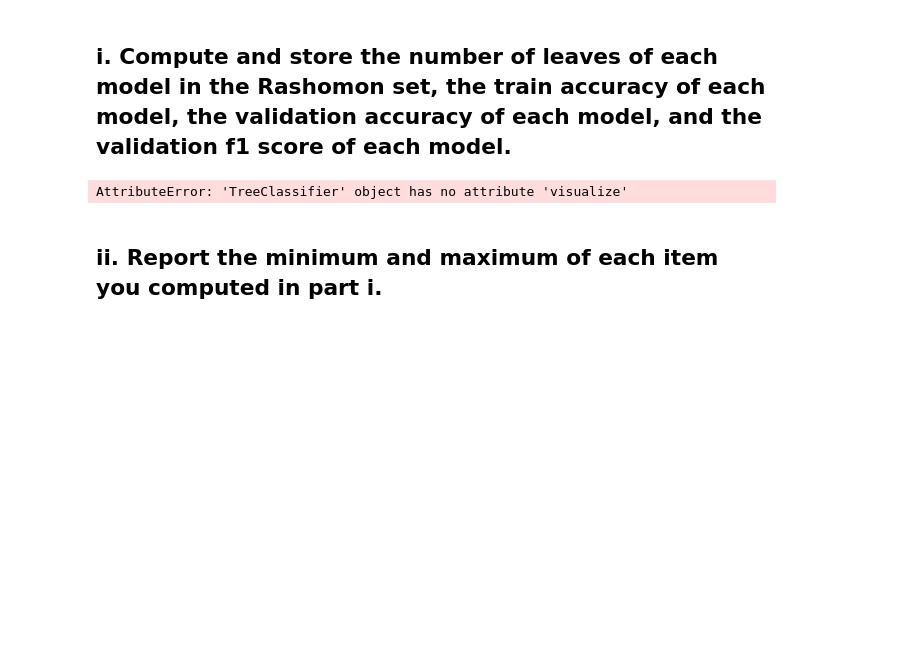
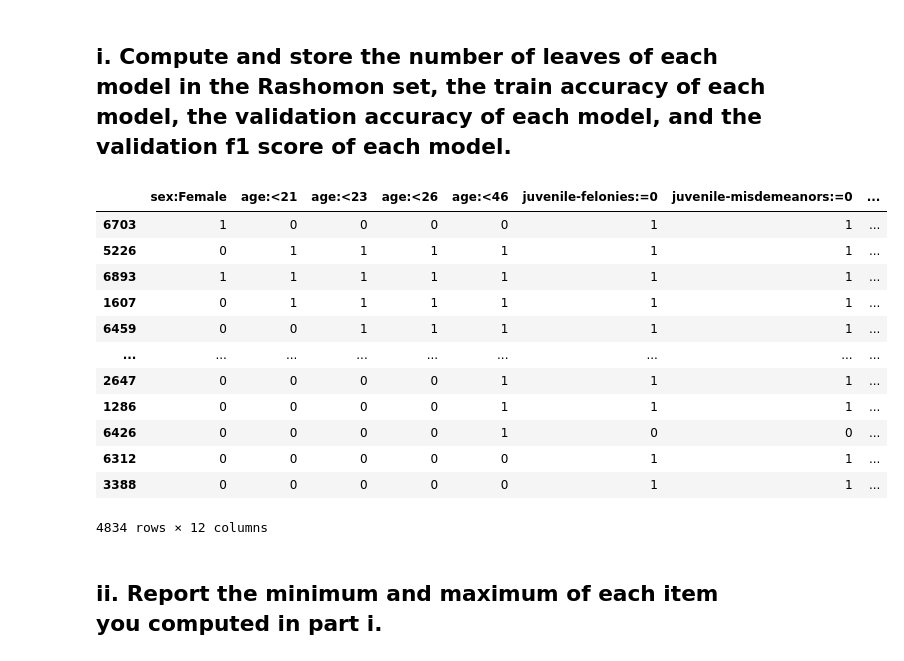
Before and after one commit to maxx06/CS671, a Jupyter notebook: hw1/671HW1,Problem3.ipynb, the cells around one changed output. Saved outputs shown, nothing was run; the diff lists cells and outputs as text; code cells hidden in the pictures; blank space fills up the shorter version.

```diff
--- a/hw1/671HW1,Problem3.ipynb
+++ b/hw1/671HW1,Problem3.ipynb
@@ -166,15 +166,19 @@ model.visualize()
 The Rashomon set fitting code is provided for you in the setup.
 # %% [markdown]
 ## i. Compute and store the number of leaves of each model in the Rashomon set, the train accuracy of each model, the validation accuracy of each model, and the validation f1 score of each model.
-# %%
-leaves = []
-train_accs = []
-val_accs = []
-f1_scores = []
-
-for i, tree in enumerate(models):
-    print(i, tree)
-
-len(models[0].__groups__())
-# %% [output]
-AttributeError: 'TreeClassifier' object has no attribute 'visualize'
+# %%
+X_train
+# %% [output]
+|  | sex:Female | age:<21 | age:<23 | age:<26 | age:<46 | juvenile-felonies:=0 | juvenile-misdemeanors:=0 | ... |
+| 6703 | 1 | 0 | 0 | 0 | 0 | 1 | 1 | ... |
+| 5226 | 0 | 1 | 1 | 1 | 1 | 1 | 1 | ... |
+| 6893 | 1 | 1 | 1 | 1 | 1 | 1 | 1 | ... |
+| 1607 | 0 | 1 | 1 | 1 | 1 | 1 | 1 | ... |
+| 6459 | 0 | 0 | 1 | 1 | 1 | 1 | 1 | ... |
+| ... | ... | ... | ... | ... | ... | ... | ... | ... |
+| 2647 | 0 | 0 | 0 | 0 | 1 | 1 | 1 | ... |
+| 1286 | 0 | 0 | 0 | 0 | 1 | 1 | 1 | ... |
+| 6426 | 0 | 0 | 0 | 0 | 1 | 0 | 0 | ... |
+| 6312 | 0 | 0 | 0 | 0 | 0 | 1 | 1 | ... |
+| 3388 | 0 | 0 | 0 | 0 | 0 | 1 | 1 | ... |
+4834 rows × 12 columns
```
Also changed, not shown: parts of 5 cells of this notebook.
